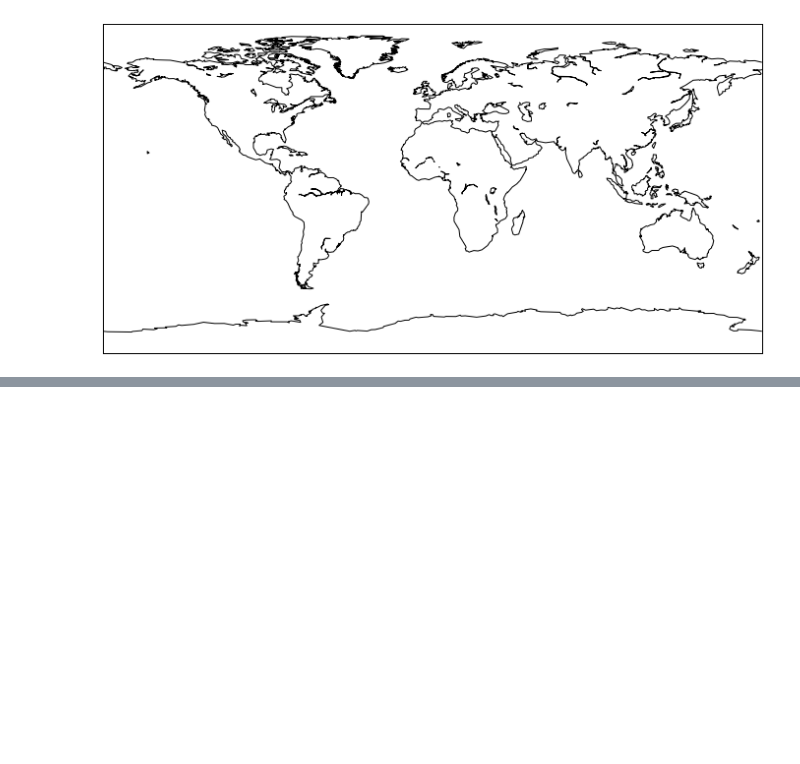
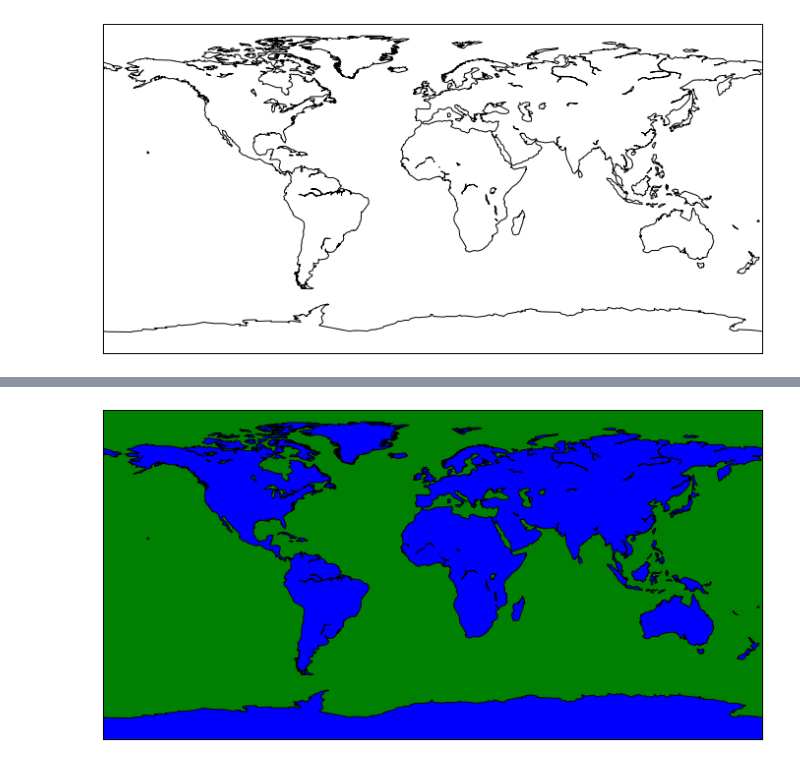
Before and after one commit to navierula/LearningNeverEnds, a Jupyter notebook: Python - Basemap/Map Illustrations.ipynb, the cells around one changed output, grey strips where cells are left out. Saved outputs shown, nothing was run; the diff lists cells and outputs as text; code cells hidden in the pictures; blank space fills up the shorter version.

```diff
--- a/Python - Basemap/Map Illustrations.ipynb
+++ b/Python - Basemap/Map Illustrations.ipynb
@@ -28,0 +45,13 @@ plt.show()
+# %%
+# different projections
+plt.figure(figsize=(12,6))
+map = Basemap(projection='cyl')
+
+# flipping the colors!
+map.drawmapboundary(fill_color='green')
+map.fillcontinents(color='blue',lake_color='green')
+map.drawcoastlines()
+
+plt.show()
+# %% [output]
+[figure, added]
```
Also changed, not shown: parts of 1 cell of this notebook.
